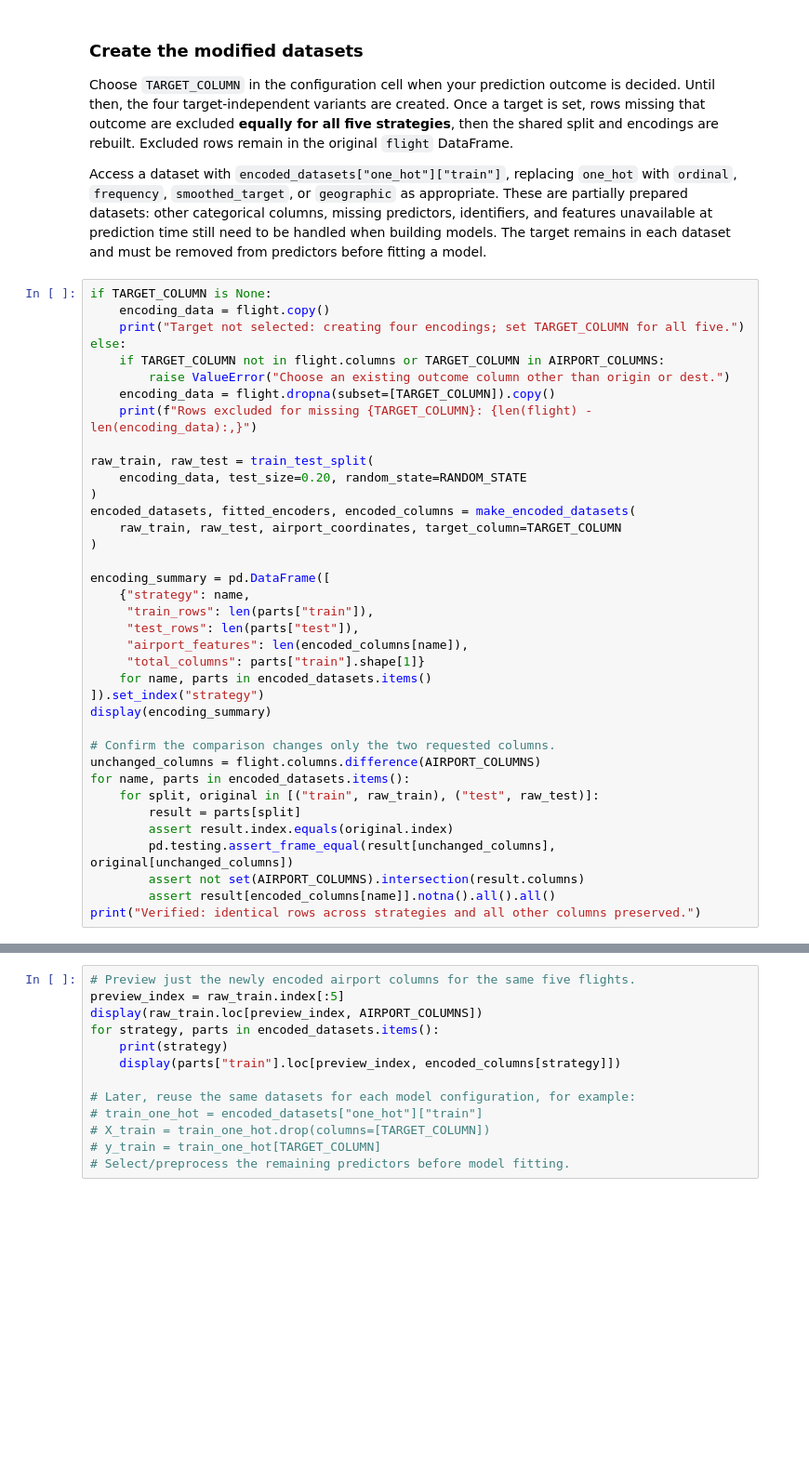
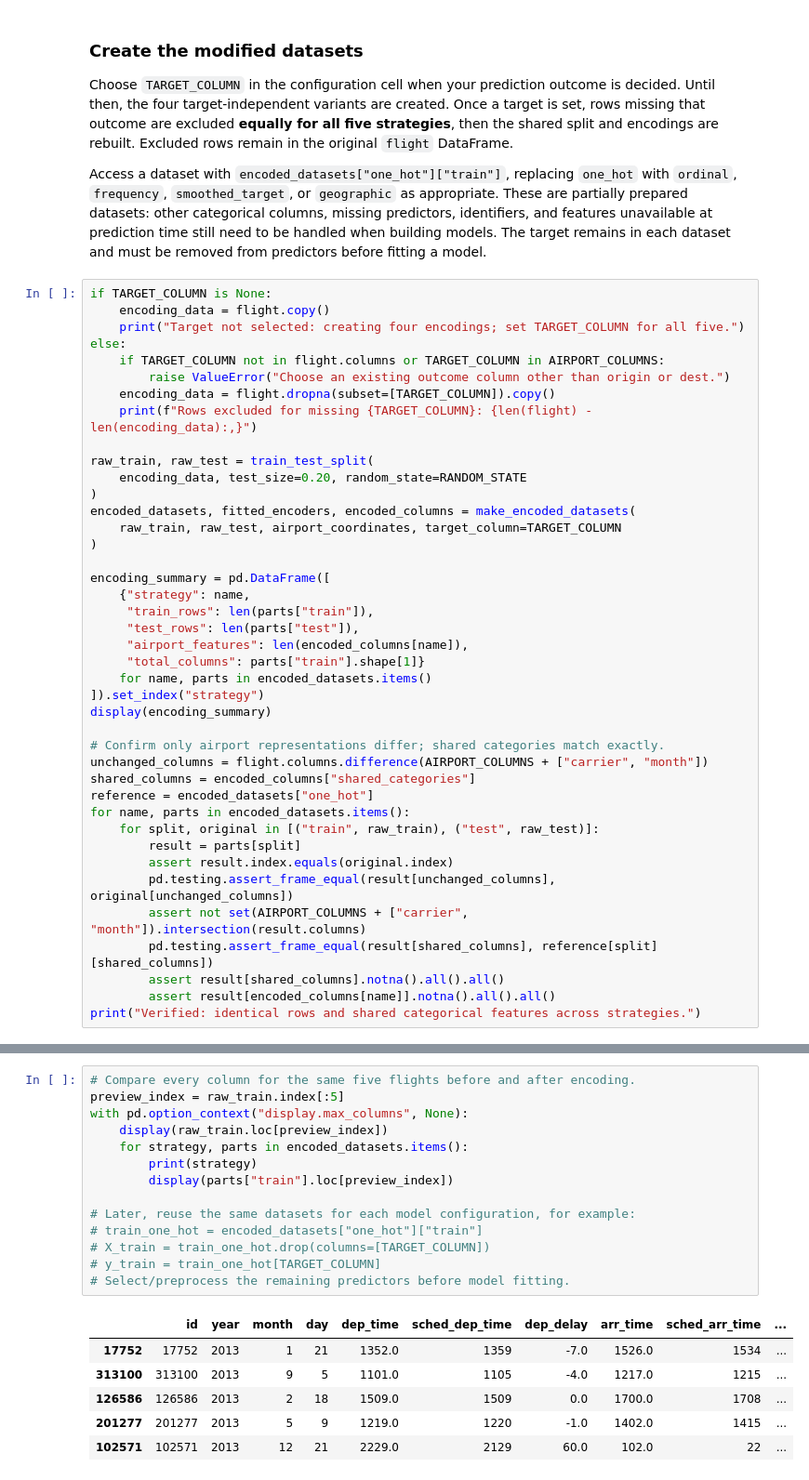
Before and after one commit to Jonathan01476/Evaluating-Categorical-Encoding-Strategies-for-Machine-Learning-Performance, a Jupyter notebook: Final_Project.ipynb, the cells around one changed output, grey strips where cells are left out. Shown at 93% size. Saved outputs shown, nothing was run; the diff lists cells and outputs as text; blank space fills up the shorter version.

```diff
--- a/Final_Project.ipynb
+++ b/Final_Project.ipynb
@@ -338,13 +362,17 @@ encoding_summary = pd.DataFrame([
 ]).set_index("strategy")
 display(encoding_summary)
 
-# Confirm the comparison changes only the two requested columns.
-unchanged_columns = flight.columns.difference(AIRPORT_COLUMNS)
+# Confirm only airport representations differ; shared categories match exactly.
+unchanged_columns = flight.columns.difference(AIRPORT_COLUMNS + ["carrier", "month"])
+shared_columns = encoded_columns["shared_categories"]
+reference = encoded_datasets["one_hot"]
 for name, parts in encoded_datasets.items():
     for split, original in [("train", raw_train), ("test", raw_test)]:
         result = parts[split]
         assert result.index.equals(original.index)
         pd.testing.assert_frame_equal(result[unchanged_columns], original[unchanged_columns])
-        assert not set(AIRPORT_COLUMNS).intersection(result.columns)
+        assert not set(AIRPORT_COLUMNS + ["carrier", "month"]).intersection(result.columns)
+        pd.testing.assert_frame_equal(result[shared_columns], reference[split][shared_columns])
+        assert result[shared_columns].notna().all().all()
         assert result[encoded_columns[name]].notna().all().all()
-print("Verified: identical rows across strategies and all other columns preserved.")
+print("Verified: identical rows and shared categorical features across strategies.")
@@ -351,13 +389,21 @@ print("Verified: identical rows across strategies and all other columns preserve
 # %%
-# Preview just the newly encoded airport columns for the same five flights.
+# Compare every column for the same five flights before and after encoding.
 preview_index = raw_train.index[:5]
-display(raw_train.loc[preview_index, AIRPORT_COLUMNS])
-for strategy, parts in encoded_datasets.items():
-    print(strategy)
-    display(parts["train"].loc[preview_index, encoded_columns[strategy]])
+with pd.option_context("display.max_columns", None):
+    display(raw_train.loc[preview_index])
+    for strategy, parts in encoded_datasets.items():
+        print(strategy)
+        display(parts["train"].loc[preview_index])
 
 # Later, reuse the same datasets for each model configuration, for example:
 # train_one_hot = encoded_datasets["one_hot"]["train"]
 # X_train = train_one_hot.drop(columns=[TARGET_COLUMN])
 # y_train = train_one_hot[TARGET_COLUMN]
 # Select/preprocess the remaining predictors before model fitting.
+# %% [output]
+|  | id | year | month | day | dep_time | sched_dep_time | dep_delay | arr_time | sched_arr_time | ... |
+| 17752 | 17752 | 2013 | 1 | 21 | 1352.0 | 1359 | -7.0 | 1526.0 | 1534 | ... |
+| 313100 | 313100 | 2013 | 9 | 5 | 1101.0 | 1105 | -4.0 | 1217.0 | 1215 | ... |
+| 126586 | 126586 | 2013 | 2 | 18 | 1509.0 | 1509 | 0.0 | 1700.0 | 1708 | ... |
+| 201277 | 201277 | 2013 | 5 | 9 | 1219.0 | 1220 | -1.0 | 1402.0 | 1415 | ... |
+| 102571 | 102571 | 2013 | 12 | 21 | 2229.0 | 2129 | 60.0 | 102.0 | 22 | ... |
```
Also changed, not shown: parts of 7 cells of this notebook, 2 other files.
